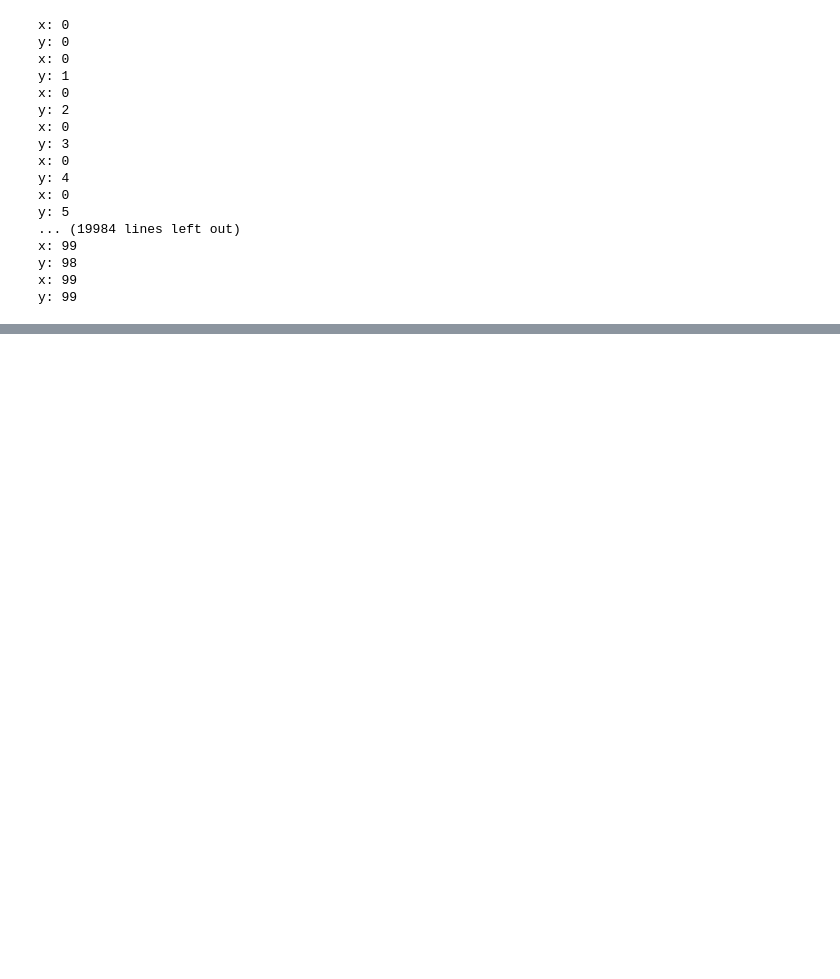
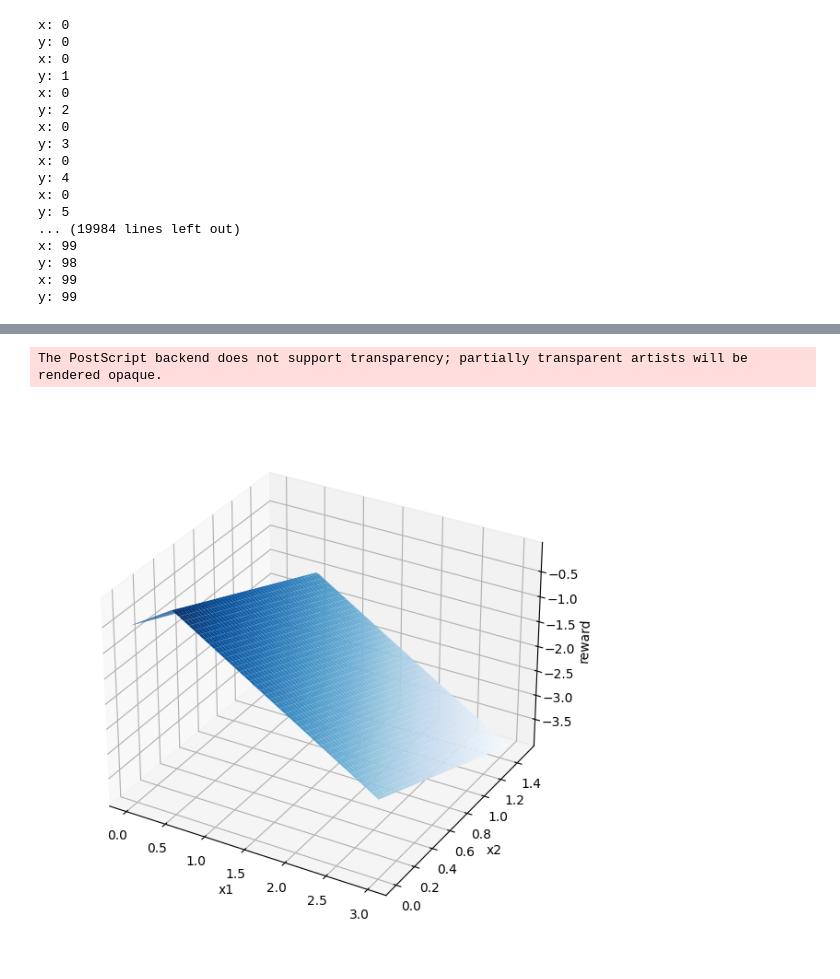
Before and after one commit to aadityarautela/SingleLinkManipulatorRLANN, a Jupyter notebook: 20221119.ipynb, the cells around one changed output, grey strips where cells are left out. Cells and saved outputs as stored; diff of their text form; code cells hidden in the pictures; blank space fills up the shorter version.

```diff
--- a/20221119.ipynb
+++ b/20221119.ipynb
@@ -302,0 +299,19 @@ for eps in range(200):
+# %%
+from matplotlib import cm
+
+plt.style.use('_mpl-gallery')
+X1m, X2m = np.meshgrid(X1, X2)
+Z = env._reward(X1m, X2m)
+fig, ax = plt.subplots(subplot_kw={"projection": "3d"})
+fig.set_figheight(6)
+fig.set_figwidth(6)
+ax.plot_surface(X1m, X2m, Z, vmin=Z.min(), cmap=cm.Blues)
+ax.set_xlabel("x1")
+ax.set_ylabel("x2")
+ax.set_zlabel("reward")
+ax.dist=11
+
+plt.savefig("reward_plot_over_domain.eps", format="eps", dpi=1200, bbox_inches='tight')
+# %% [output]
+The PostScript backend does not support transparency; partially transparent artists will be rendered opaque.
+[figure, added]
```
Also changed, not shown: parts of 3 cells of this notebook, 3 other files.
